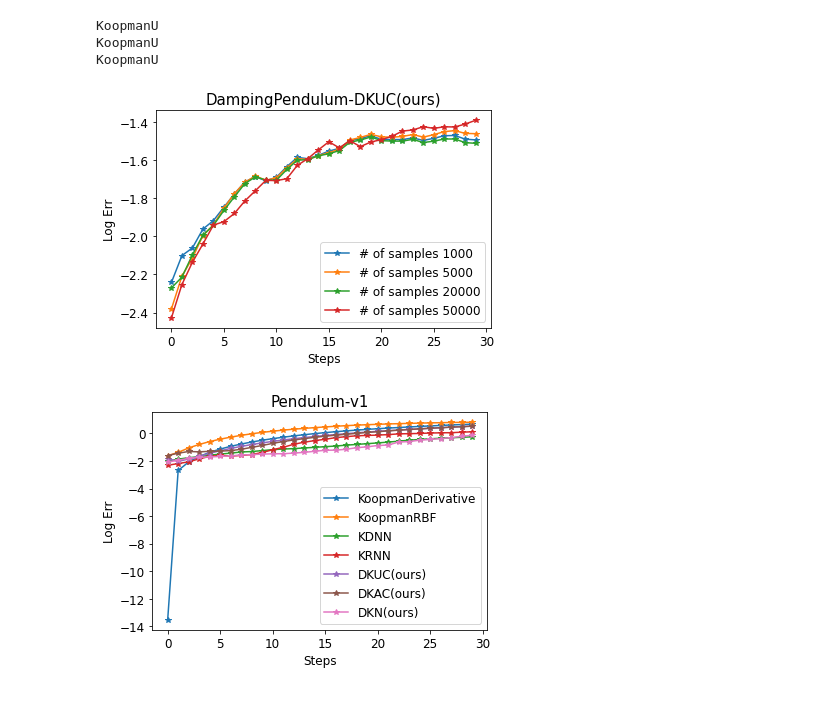
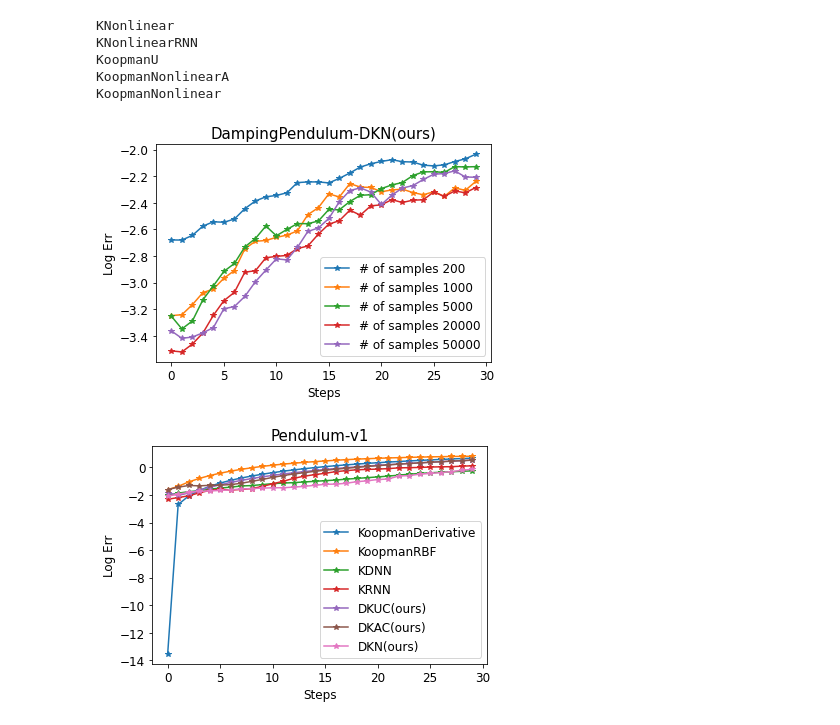
Before and after one commit to HaojieSHI98/DeepKoopmanWithControl, a Jupyter notebook: prediction/Evluation_Knonlinear_samples.ipynb, the cells around one changed output. Cells and saved outputs as stored; diff of their text form; code cells hidden in the pictures.

```diff
--- a/prediction/Evluation_Knonlinear_samples.ipynb
+++ b/prediction/Evluation_Knonlinear_samples.ipynb
@@ -105,33 +105,35 @@ suffix = "4_23"
 env_name = "DampingPendulum"
 # for i in range(5):
 for i in [2,3,4,5,6]:
-    eval_err(suffix,env_name,method_index=4,samples=200)
+    eval_err(suffix,env_name,method_index=i,samples=200)
 # %% [output]
+KNonlinear
+KNonlinearRNN
 KoopmanU
-KoopmanU
-KoopmanU
+KoopmanNonlinearA
+KoopmanNonlinear
 # %%
 font = {'size'   : 12}
 plt.rc('font', **font)
 env_name = "DampingPendulum"
-index = 4
+index = 6
 method_name = Methods[index]
 Data = {}
-for file in os.listdir('../Prediction_Results'):
-    for sample in [1000,5000,20000,50000]:
+for file in os.listdir('../Prediction_Results/Samples'):
+    for sample in [200,1000,5000,20000,50000]:
         if file.startswith(env_name+"_{}samples{}.npy".format(method_name,sample)):
-            Data[sample] = np.load("../Prediction_Results/"+file)
+            Data[sample] = np.load("../Prediction_Results/Samples/"+file)
             break
-for sample in [1000,5000,20000,50000]:
+for sample in [200,1000,5000,20000,50000]:
     plt.plot(np.log10(Data[sample][0]),'*-',label="# of samples {}".format(sample),linewidth=1.5)
 plt.legend()
 plt.xlabel("Steps",fontsize=12)
 plt.ylabel("Log Err",fontsize=12)
 plt.title(env_name+"-{}".format(Method_names[index]),fontsize=15)
 # plt.show()
-plt.savefig("../Prediction_Results/"+"Samples"+env_name+"_{}.png".format(method_name),dpi=300)
+plt.savefig("../Prediction_Results/Samples/"+"Samples"+env_name+"_{}.png".format(method_name),dpi=300)
 # %% [output]
-[figure, old version]
+[figure, new version]
 # %%
 #Franka
 def eval_err(suffix,env_name,method_index):
```
Also changed, not shown: 14 other files.
